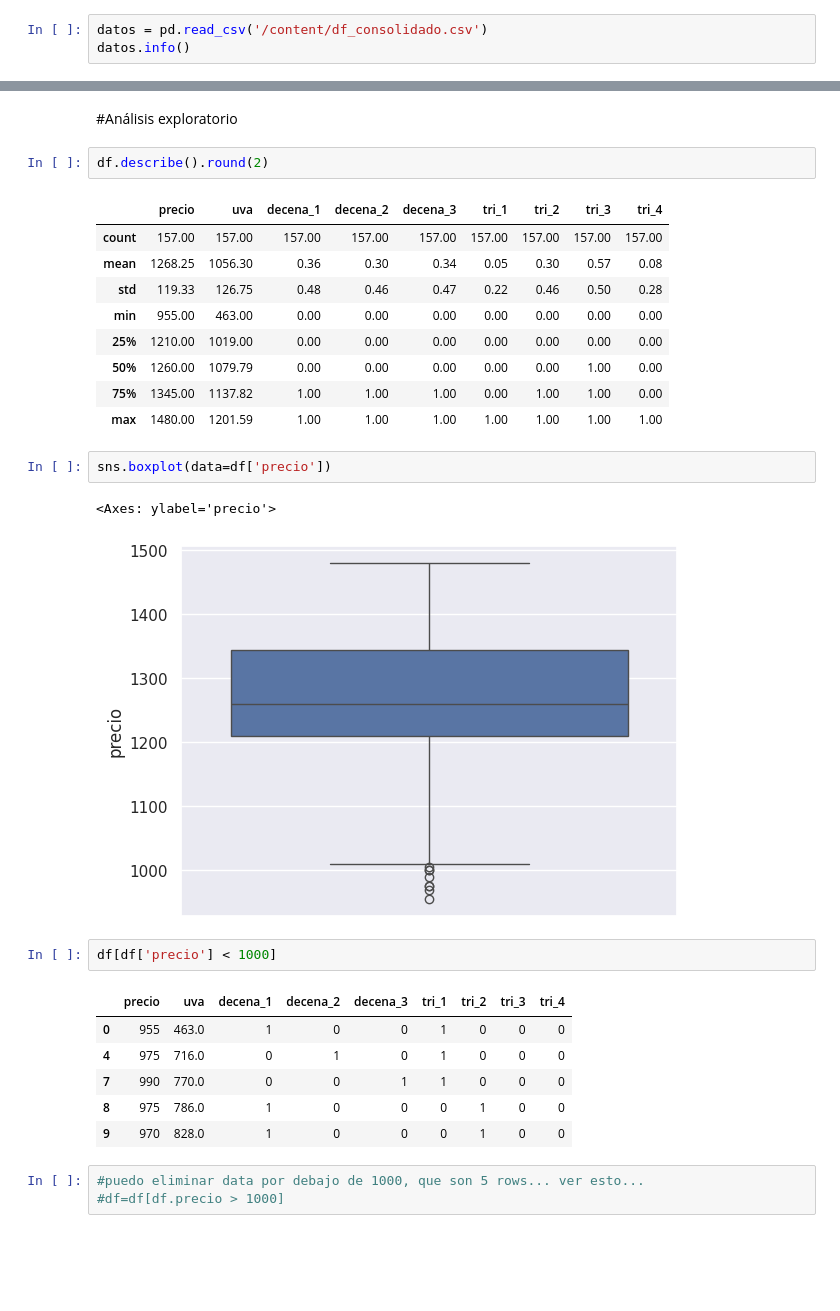
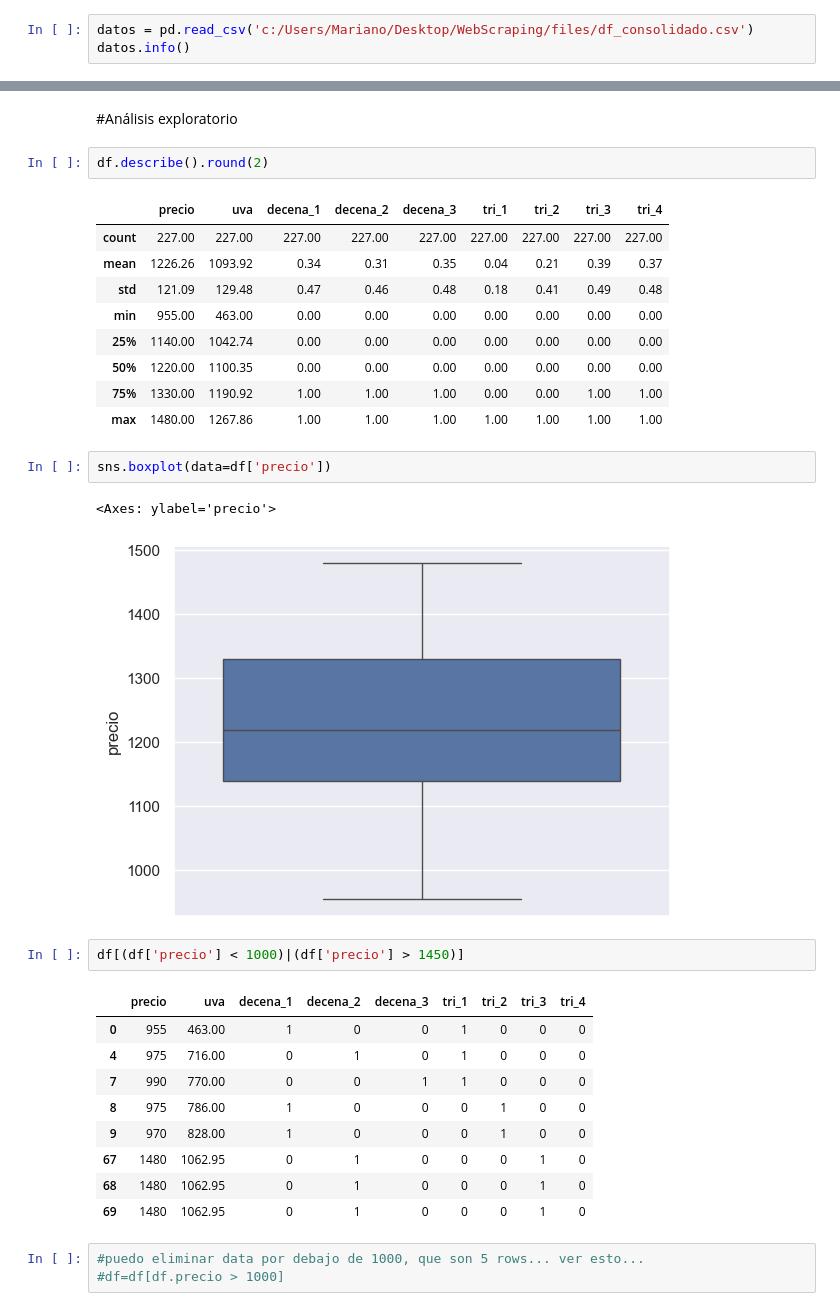
Before and after one commit to mcasber/machine_lineal, a Jupyter notebook: Modelo_con_LinearRegression_final.ipynb, the cells around one changed output, grey strips where cells are left out. Saved outputs shown, nothing was run; the diff lists cells and outputs as text; blank space fills up the shorter version.

```diff
--- a/Modelo_con_LinearRegression_final.ipynb
+++ b/Modelo_con_LinearRegression_final.ipynb
@@ -8,7 +8,7 @@ import matplotlib.pyplot as plt
 from time import perf_counter
 inicio=perf_counter()
 # %%
-datos = pd.read_csv('/content/df_consolidado.csv')
+datos = pd.read_csv('c:/Users/Mariano/Desktop/WebScraping/files/df_consolidado.csv')
 datos.info()
 # %% [output]
 <class 'pandas.core.frame.DataFrame'>
@@ -42,28 +42,31 @@ df=df.drop(['dia','mes','ano'],axis=1)
 df.describe().round(2)
 # %% [output]
 |  | precio | uva | decena_1 | decena_2 | decena_3 | tri_1 | tri_2 | tri_3 | tri_4 |
-| count | 157.00 | 157.00 | 157.00 | 157.00 | 157.00 | 157.00 | 157.00 | 157.00 | 157.00 |
-| mean | 1268.25 | 1056.30 | 0.36 | 0.30 | 0.34 | 0.05 | 0.30 | 0.57 | 0.08 |
-| std | 119.33 | 126.75 | 0.48 | 0.46 | 0.47 | 0.22 | 0.46 | 0.50 | 0.28 |
+| count | 227.00 | 227.00 | 227.00 | 227.00 | 227.00 | 227.00 | 227.00 | 227.00 | 227.00 |
+| mean | 1226.26 | 1093.92 | 0.34 | 0.31 | 0.35 | 0.04 | 0.21 | 0.39 | 0.37 |
+| std | 121.09 | 129.48 | 0.47 | 0.46 | 0.48 | 0.18 | 0.41 | 0.49 | 0.48 |
 | min | 955.00 | 463.00 | 0.00 | 0.00 | 0.00 | 0.00 | 0.00 | 0.00 | 0.00 |
-| 25% | 1210.00 | 1019.00 | 0.00 | 0.00 | 0.00 | 0.00 | 0.00 | 0.00 | 0.00 |
-| 50% | 1260.00 | 1079.79 | 0.00 | 0.00 | 0.00 | 0.00 | 0.00 | 1.00 | 0.00 |
-| 75% | 1345.00 | 1137.82 | 1.00 | 1.00 | 1.00 | 0.00 | 1.00 | 1.00 | 0.00 |
-| max | 1480.00 | 1201.59 | 1.00 | 1.00 | 1.00 | 1.00 | 1.00 | 1.00 | 1.00 |
+| 25% | 1140.00 | 1042.74 | 0.00 | 0.00 | 0.00 | 0.00 | 0.00 | 0.00 | 0.00 |
+| 50% | 1220.00 | 1100.35 | 0.00 | 0.00 | 0.00 | 0.00 | 0.00 | 0.00 | 0.00 |
+| 75% | 1330.00 | 1190.92 | 1.00 | 1.00 | 1.00 | 0.00 | 0.00 | 1.00 | 1.00 |
+| max | 1480.00 | 1267.86 | 1.00 | 1.00 | 1.00 | 1.00 | 1.00 | 1.00 | 1.00 |
 # %%
 sns.boxplot(data=df['precio'])
 # %% [output]
 <Axes: ylabel='precio'>
-[figure, old version]
+[figure, new version]
 # %%
-df[df['precio'] < 1000]
+df[(df['precio'] < 1000)|(df['precio'] > 1450)]
 # %% [output]
 |  | precio | uva | decena_1 | decena_2 | decena_3 | tri_1 | tri_2 | tri_3 | tri_4 |
-| 0 | 955 | 463.0 | 1 | 0 | 0 | 1 | 0 | 0 | 0 |
-| 4 | 975 | 716.0 | 0 | 1 | 0 | 1 | 0 | 0 | 0 |
-| 7 | 990 | 770.0 | 0 | 0 | 1 | 1 | 0 | 0 | 0 |
-| 8 | 975 | 786.0 | 1 | 0 | 0 | 0 | 1 | 0 | 0 |
-| 9 | 970 | 828.0 | 1 | 0 | 0 | 0 | 1 | 0 | 0 |
+| 0 | 955 | 463.00 | 1 | 0 | 0 | 1 | 0 | 0 | 0 |
+| 4 | 975 | 716.00 | 0 | 1 | 0 | 1 | 0 | 0 | 0 |
+| 7 | 990 | 770.00 | 0 | 0 | 1 | 1 | 0 | 0 | 0 |
+| 8 | 975 | 786.00 | 1 | 0 | 0 | 0 | 1 | 0 | 0 |
+| 9 | 970 | 828.00 | 1 | 0 | 0 | 0 | 1 | 0 | 0 |
+| 67 | 1480 | 1062.95 | 0 | 1 | 0 | 0 | 0 | 1 | 0 |
+| 68 | 1480 | 1062.95 | 0 | 1 | 0 | 0 | 0 | 1 | 0 |
+| 69 | 1480 | 1062.95 | 0 | 1 | 0 | 0 | 0 | 1 | 0 |
 # %%
 #puedo eliminar data por debajo de 1000, que son 5 rows... ver esto...
 #df=df[df.precio > 1000]
```
Also changed, not shown: parts of 29 cells of this notebook, 8 other files.
